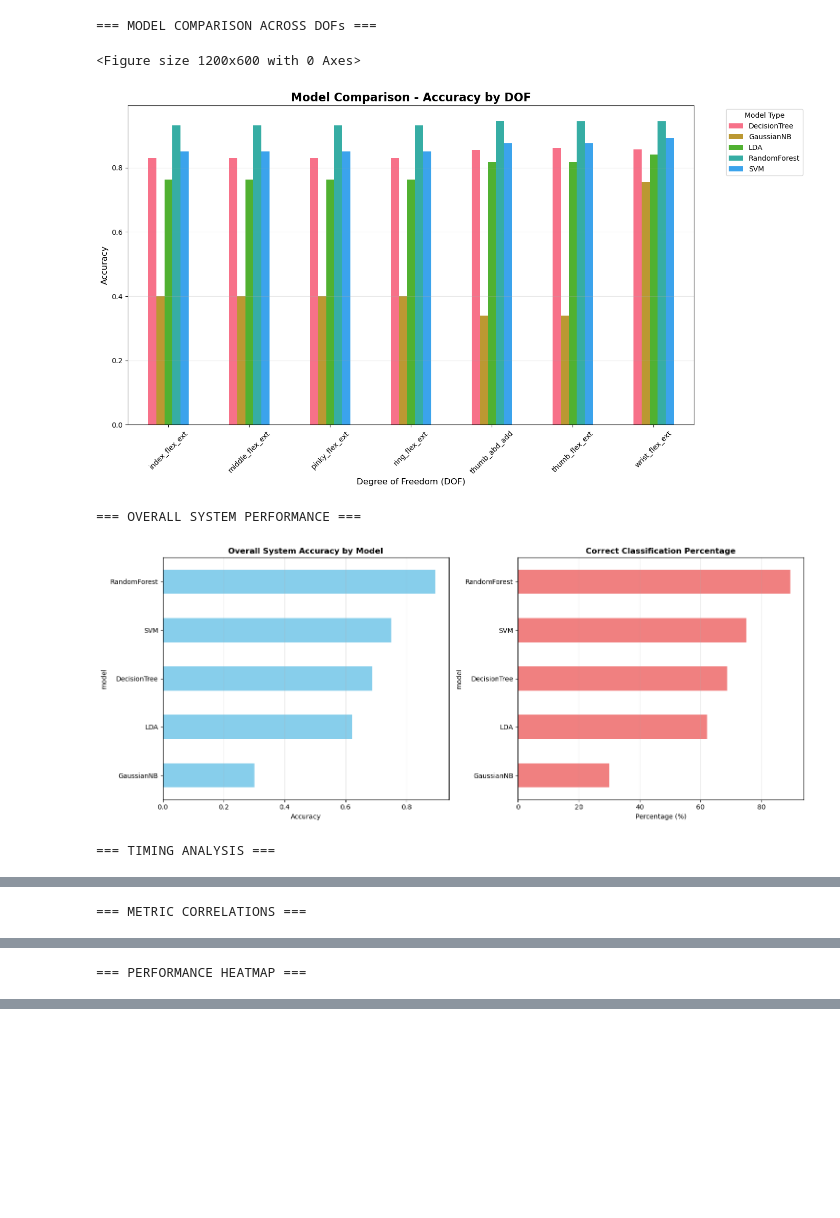
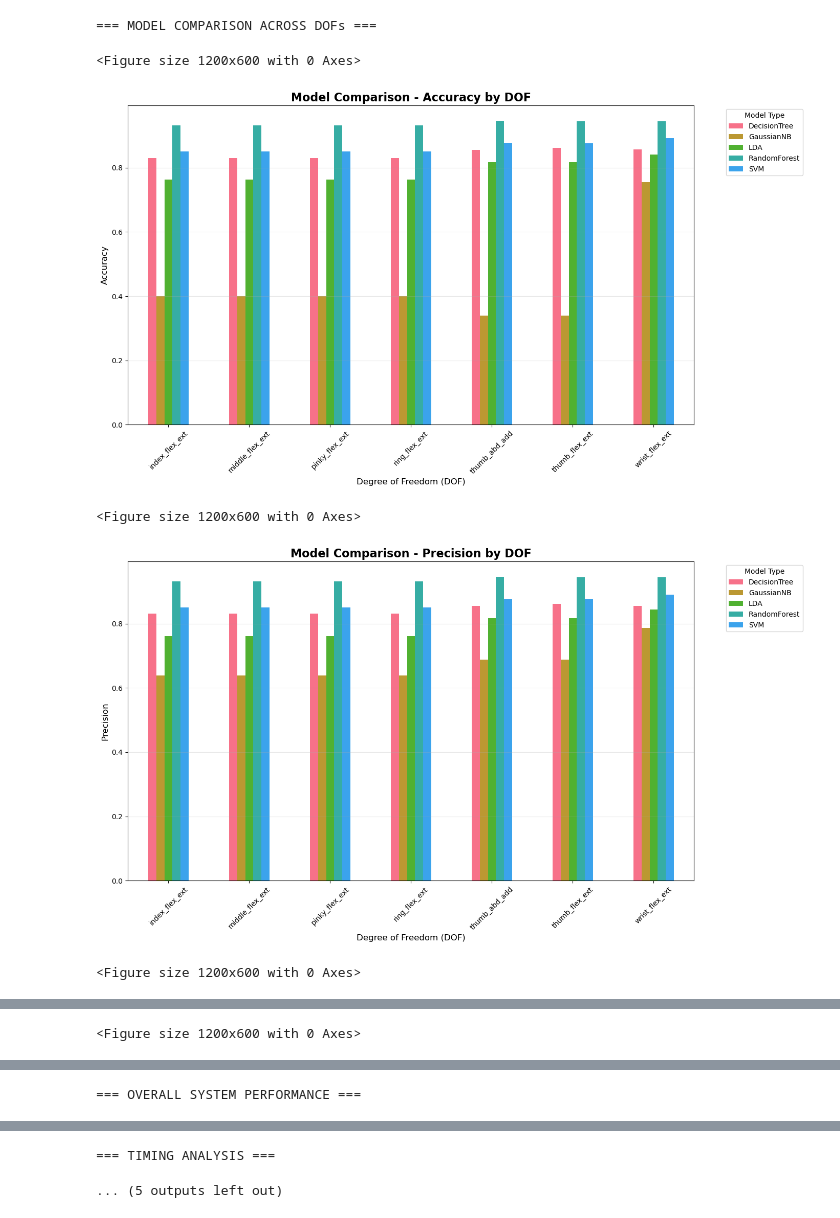
Before and after one commit to N-Pulse/BMI-SOFT-EMG-Decoding, a Jupyter notebook: notebooks/models_testing.ipynb, the cells around one changed output, grey strips where cells are left out. Saved outputs shown, nothing was run; the diff lists cells and outputs as text; code cells hidden in the pictures; blank space fills up the shorter version.

```diff
--- a/notebooks/models_testing.ipynb
+++ b/notebooks/models_testing.ipynb
@@ -58,10 +58,10 @@ def create_comparison_dataframes(all_results):
                         'model': model_type,
                         'timestamp': timestamp,
                         'dof': dof,
-                        'accuracy': metrics.get('accuracy', np.nan),
-                        'precision': metrics.get('precision', np.nan),
-                        'recall': metrics.get('recall', np.nan),
-                        'f1': metrics.get('f1', np.nan),
+                        'accuracy': metrics.get('Accuracy', np.nan),
+                        'precision': metrics.get('Precision', np.nan),
+                        'recall': metrics.get('Recall', np.nan),
+                        'f1': metrics.get('F1', np.nan),
                         'auc_roc': metrics.get('auc_roc', np.nan)
                     }
                     dof_metrics_list.append(row)
@@ -281,24 +280,24 @@ def plot_performance_heatmap(dof_df):
     plt.show()
 # %%
 print("=== MODEL COMPARISON ACROSS DOFs ===")
-for metric in ['accuracy']:
+for metric in ['accuracy', 'precision', 'recall', 'f1']:
     pivot_data = plot_model_comparison(dof_df, metric)
 
 print("\n=== OVERALL SYSTEM PERFORMANCE ===")
 plot_overall_performance(overall_df)
 
 print("\n=== TIMING ANALYSIS ===")
 plot_timing_comparison(timing_df)
 
 print("\n=== METRIC CORRELATIONS ===")
 plot_metric_correlation(dof_df)
 
 print("\n=== PERFORMANCE HEATMAP ===")
 plot_performance_heatmap(dof_df)
 # %% [output]
 === MODEL COMPARISON ACROSS DOFs ===
 <Figure size 1200x600 with 0 Axes>
 [figure]
-=== OVERALL SYSTEM PERFORMANCE ===
+<Figure size 1200x600 with 0 Axes>
-[figure, old version]
+[figure, new version]
-=== TIMING ANALYSIS ===
+<Figure size 1200x600 with 0 Axes>
@@ -306 +305 @@ plot_performance_heatmap(dof_df)
-=== METRIC CORRELATIONS ===
+<Figure size 1200x600 with 0 Axes>
@@ -308 +307 @@ plot_performance_heatmap(dof_df)
-=== PERFORMANCE HEATMAP ===
+=== OVERALL SYSTEM PERFORMANCE ===
@@ -310,3 +309,5 @@ plot_performance_heatmap(dof_df)
+=== TIMING ANALYSIS ===
+... (5 outputs left out)
 # %%
 def print_statistical_summary(dof_df, overall_df):
     """Print comprehensive statistical summary"""
```
Also changed, not shown: parts of 6 cells of this notebook, 3 other files.
